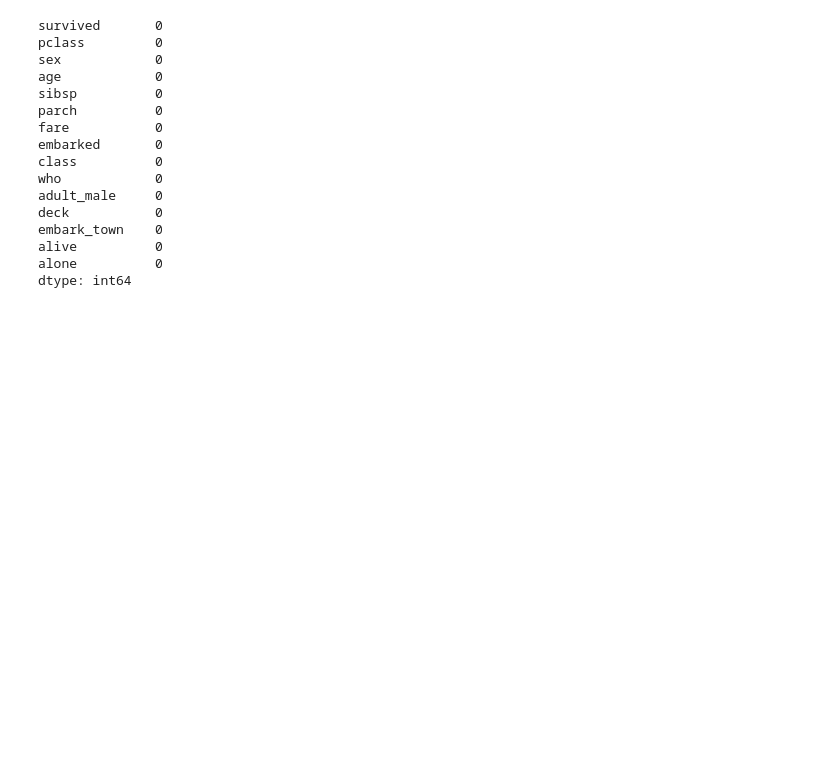
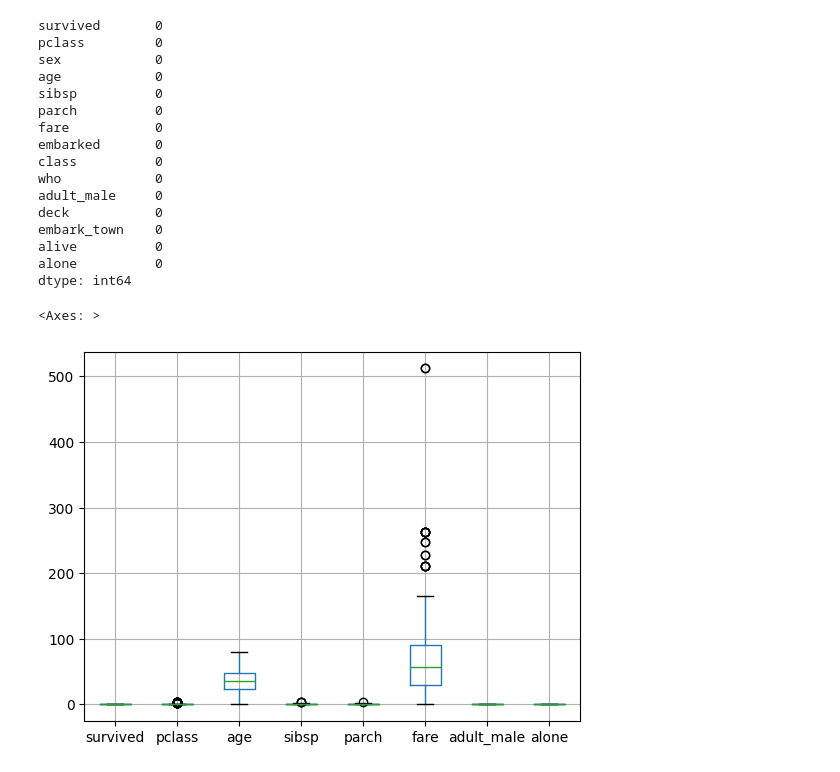
Before and after one commit to Yashshakya1/Data_Science_macbook, a Jupyter notebook: data science(self learning)/machine learning (ML)/unsupervised learning/LDA.ipynb, the cells around one changed output. Drawn from its saved outputs; the diff is of its cells as text; code cells hidden in the pictures; blank space fills up the shorter version.

```diff
--- a/data science(self learning)/machine learning (ML)/unsupervised learning/LDA.ipynb
+++ b/data science(self learning)/machine learning (ML)/unsupervised learning/LDA.ipynb
@@ -77,3 +77,8 @@ embark_town    0
 alive          0
 alone          0
 dtype: int64
+# %%
+ds.boxplot()
+# %% [output]
+<Axes: >
+[figure, added]
```
